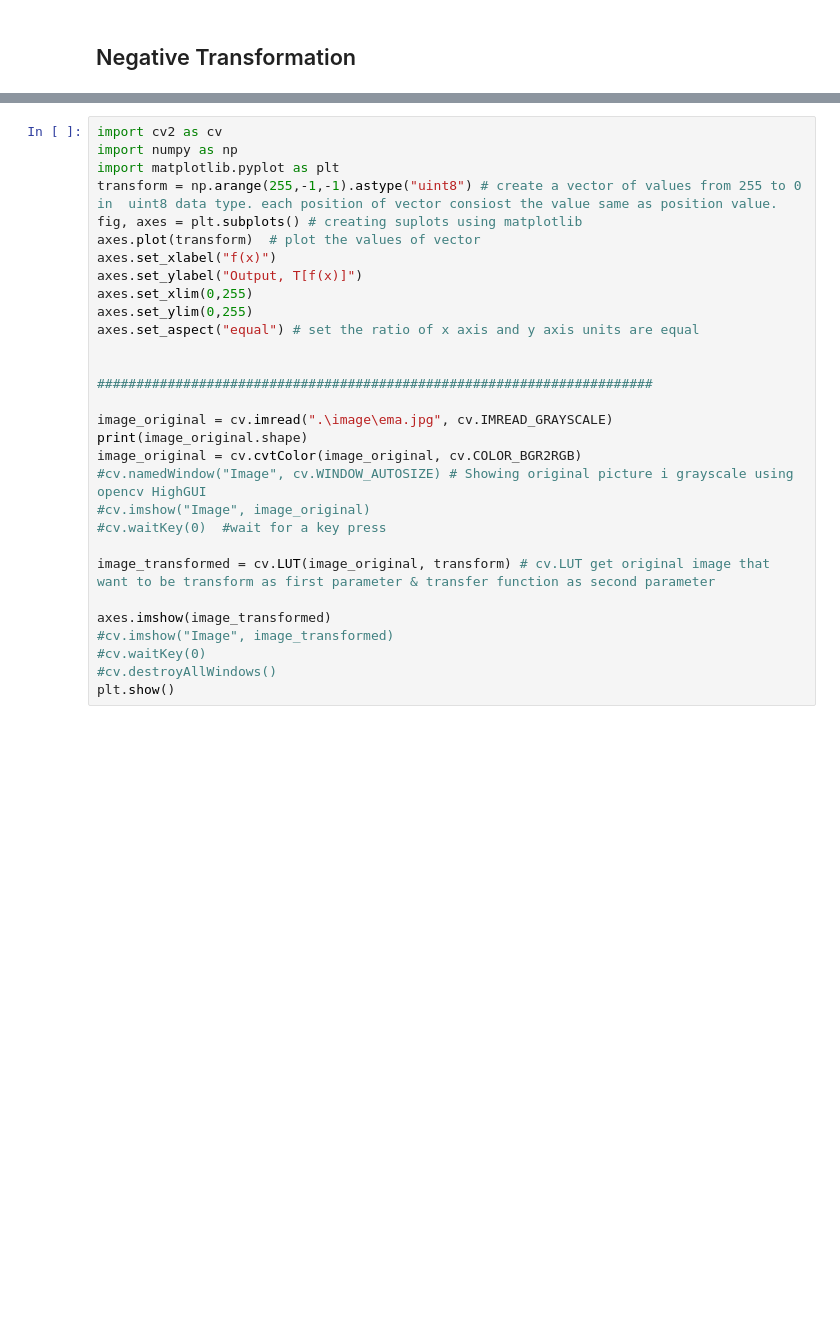
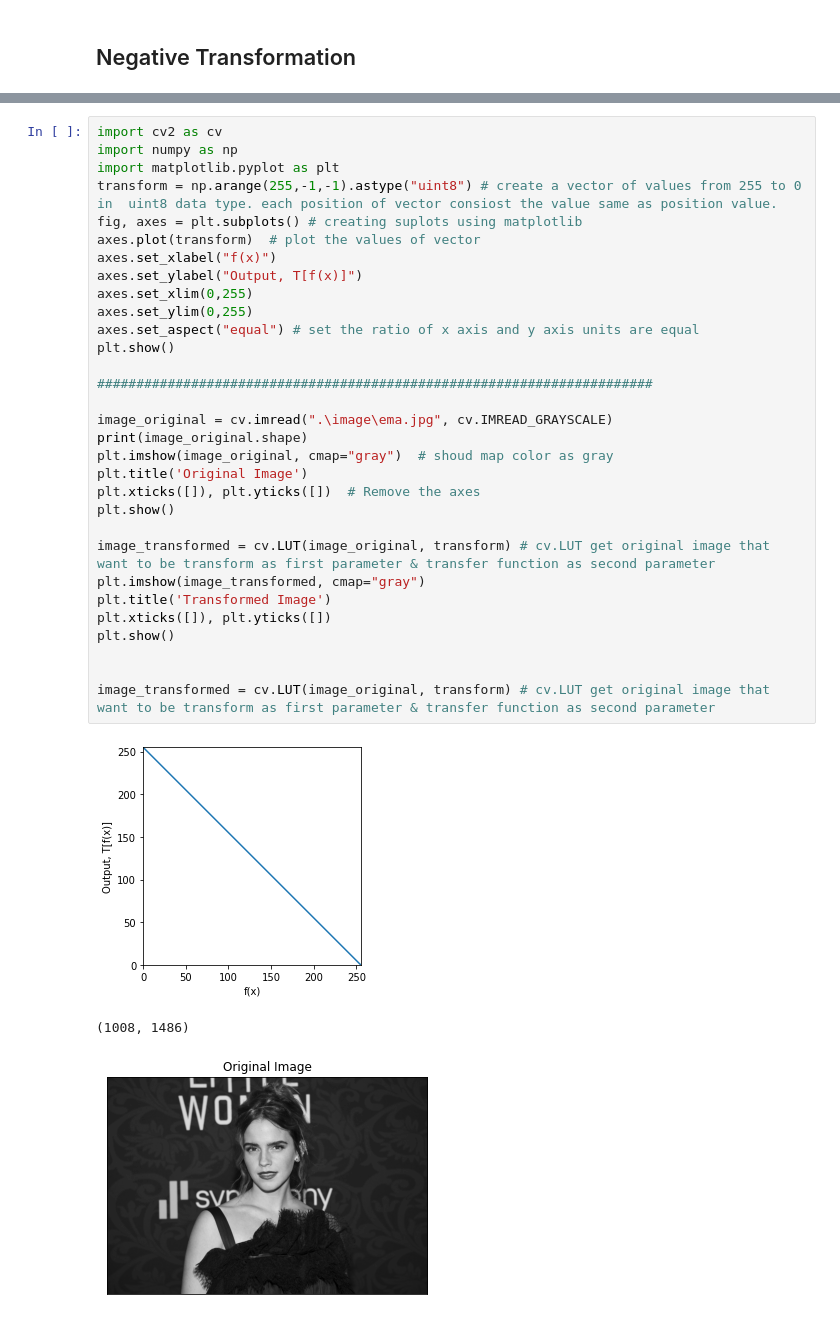
Before and after one commit to AvishkaSandeepa/Fundamentals-of-Image-Processing-and-Machine-Vision, a Jupyter notebook: Intensity-Transformation-Part01/intensityTransformation.ipynb, the cells around one changed output, grey strips where cells are left out. Cells and saved outputs as stored; diff of their text form; blank space fills up the shorter version.

```diff
--- a/Intensity-Transformation-Part01/intensityTransformation.ipynb
+++ b/Intensity-Transformation-Part01/intensityTransformation.ipynb
@@ -56,30 +81,35 @@ Code is simillar as previous one. But the transform vector is different.
 # %%
 import cv2 as cv
 import numpy as np
 import matplotlib.pyplot as plt
 transform = np.arange(255,-1,-1).astype("uint8") # create a vector of values from 255 to 0 in  uint8 data type. each position of vector consiost the value same as position value.
 fig, axes = plt.subplots() # creating suplots using matplotlib
 axes.plot(transform)  # plot the values of vector
 axes.set_xlabel("f(x)")
 axes.set_ylabel("Output, T[f(x)]")
 axes.set_xlim(0,255)
 axes.set_ylim(0,255)
 axes.set_aspect("equal") # set the ratio of x axis and y axis units are equal
-
+plt.show()
 
 #######################################################################
 
 image_original = cv.imread(".\image\ema.jpg", cv.IMREAD_GRAYSCALE)
 print(image_original.shape)
-image_original = cv.cvtColor(image_original, cv.COLOR_BGR2RGB)
-#cv.namedWindow("Image", cv.WINDOW_AUTOSIZE) # Showing original picture i grayscale using opencv HighGUI
-#cv.imshow("Image", image_original)
-#cv.waitKey(0)  #wait for a key press
+plt.imshow(image_original, cmap="gray")  # shoud map color as gray
+plt.title('Original Image')
+plt.xticks([]), plt.yticks([])  # Remove the axes
+plt.show()
 
 image_transformed = cv.LUT(image_original, transform) # cv.LUT get original image that want to be transform as first parameter & transfer function as second parameter
+plt.imshow(image_transformed, cmap="gray")
+plt.title('Transformed Image')
+plt.xticks([]), plt.yticks([])
+plt.show()
 
-axes.imshow(image_transformed)
-#cv.imshow("Image", image_transformed)
-#cv.waitKey(0)
-#cv.destroyAllWindows()
-plt.show()
+
+image_transformed = cv.LUT(image_original, transform) # cv.LUT get original image that want to be transform as first parameter & transfer function as second parameter
+# %% [output]
+[figure, added]
+(1008, 1486)
+[figure, added]
```
Also changed, not shown: parts of 6 cells of this notebook.
